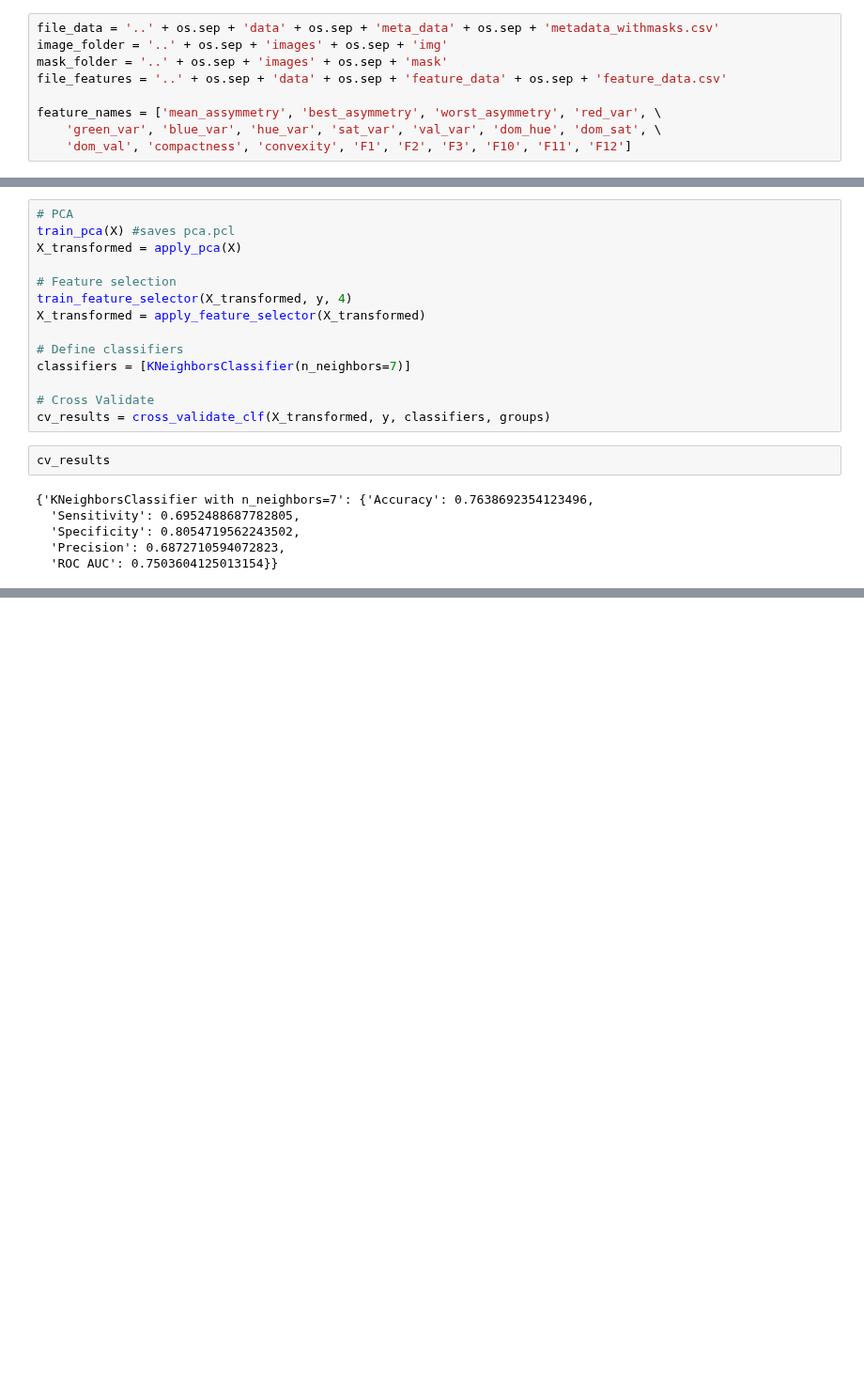
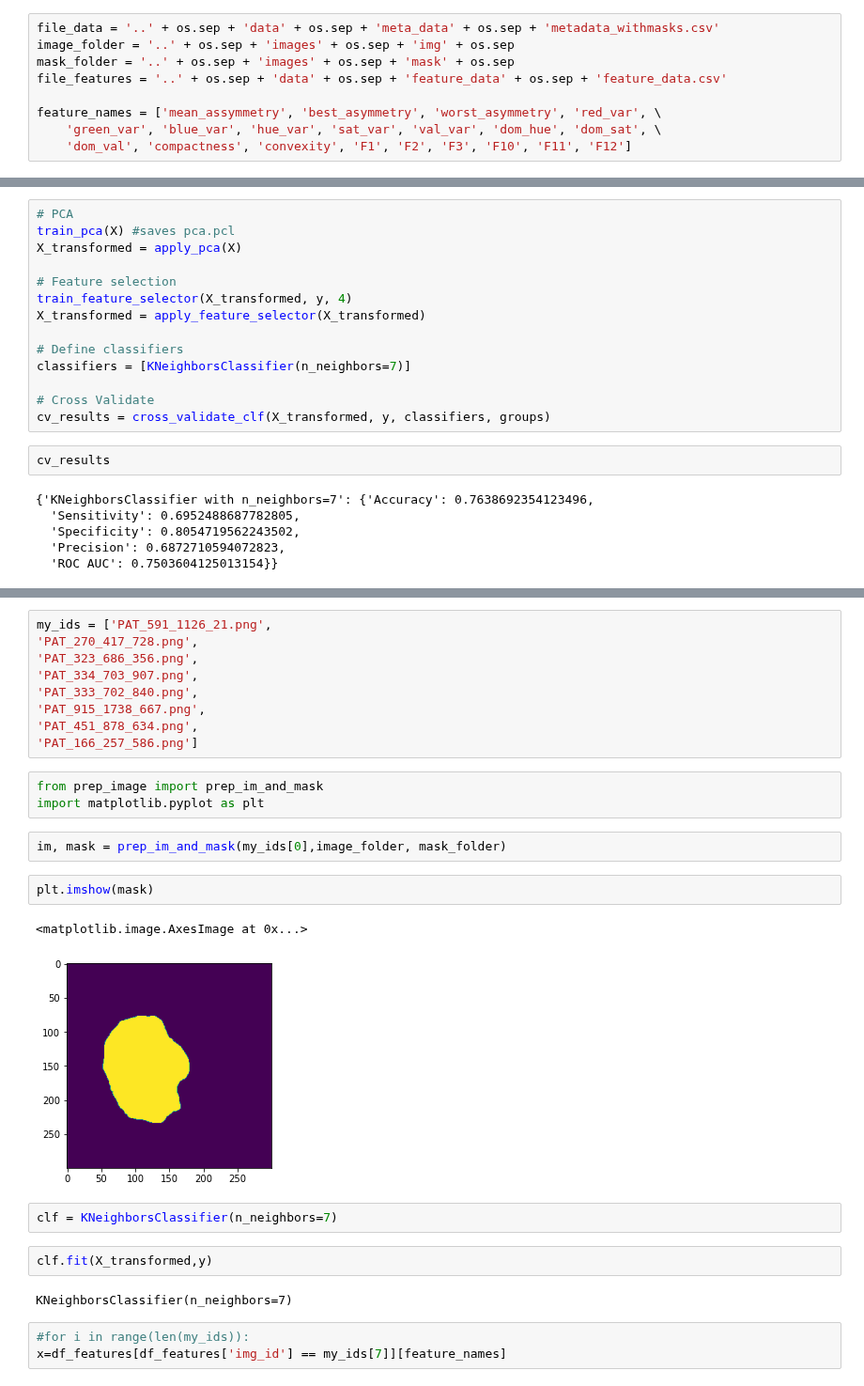
Before and after one commit to julielhagen/First-Year-Project, a Jupyter notebook: code/model_evaluation.ipynb, the cells around one changed output, grey strips where cells are left out. Shown at 94% size. Cells and saved outputs as stored; diff of their text form; blank space fills up the shorter version.

```diff
--- a/code/model_evaluation.ipynb
+++ b/code/model_evaluation.ipynb
@@ -5,8 +5,8 @@ from sklearn.decomposition import PCA
 import seaborn as sns
 # %%
 file_data = '..' + os.sep + 'data' + os.sep + 'meta_data' + os.sep + 'metadata_withmasks.csv'
-image_folder = '..' + os.sep + 'images' + os.sep + 'img'
-mask_folder = '..' + os.sep + 'images' + os.sep + 'mask'
+image_folder = '..' + os.sep + 'images' + os.sep + 'img' + os.sep
+mask_folder = '..' + os.sep + 'images' + os.sep + 'mask' + os.sep
 file_features = '..' + os.sep + 'data' + os.sep + 'feature_data' + os.sep + 'feature_data.csv'
 
 feature_names = ['mean_assymmetry', 'best_asymmetry', 'worst_asymmetry', 'red_var', \
@@ -147,0 +157,28 @@ cv_results
+# %%
+my_ids = ['PAT_591_1126_21.png',
+'PAT_270_417_728.png',
+'PAT_323_686_356.png',
+'PAT_334_703_907.png',
+'PAT_333_702_840.png',
+'PAT_915_1738_667.png',
+'PAT_451_878_634.png',
+'PAT_166_257_586.png']
+# %%
+from prep_image import prep_im_and_mask
+import matplotlib.pyplot as plt
+# %%
+im, mask = prep_im_and_mask(my_ids[0],image_folder, mask_folder)
+# %%
+plt.imshow(mask)
+# %% [output]
+<matplotlib.image.AxesImage at 0x...>
+[figure, added]
+# %%
+clf = KNeighborsClassifier(n_neighbors=7)
+# %%
+clf.fit(X_transformed,y)
+# %% [output]
+KNeighborsClassifier(n_neighbors=7)
+# %%
+#for i in range(len(my_ids)):
+x=df_features[df_features['img_id'] == my_ids[7]][feature_names]
```
Also changed, not shown: parts of 4 cells of this notebook, 1 other file.
